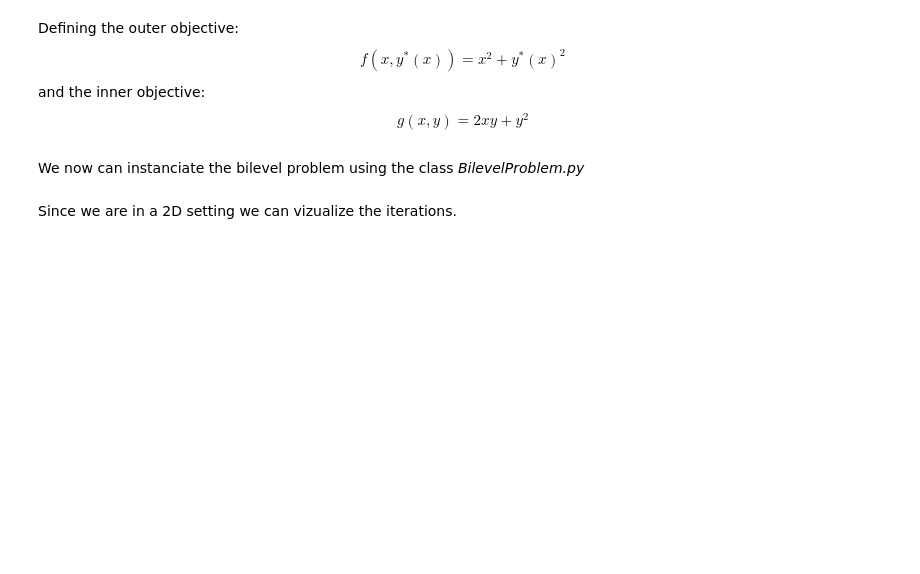
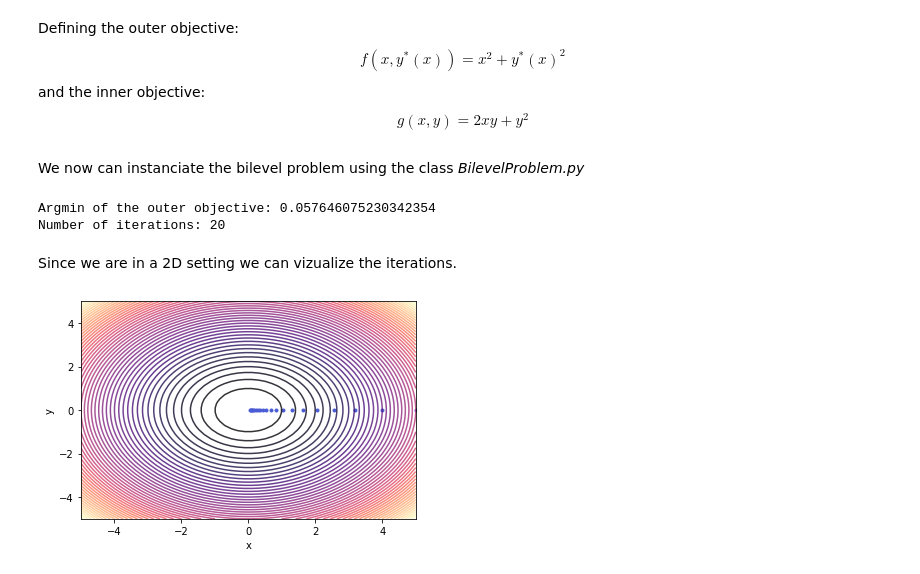
Before and after one commit to petrulii/Bilevel-Optimization-101, a Jupyter notebook: src/bilevel_optimization.ipynb, the cells around one changed output. Drawn from its saved outputs; the diff is of its cells as text; code cells hidden in the pictures; blank space fills up the shorter version.

Commit message:
first version of implicit differentiation

```diff
--- a/src/bilevel_optimization.ipynb
+++ b/src/bilevel_optimization.ipynb
@@ -16,13 +15,30 @@ fi = lambda x: 2*x[0]*x[1]+x[1]**2
+# %%
+fo = lambda x, y: x**2+y**2
+fi = lambda x, y: 2*x*y+y**2
+# Gradient wrt x of f
+og1 = lambda x, y: 2*x
+# Gradient wrt y of f
+og2 = lambda x, y: 2*y
+# Gradient wrt y of gradient wrt y of g
+ig22 = lambda x, y: 2
+# Gradient wrt x of gradient wrt y of g
+ig12 = lambda x, y: 2
 # %% [markdown]
 We now can instanciate the bilevel problem using the class *BilevelProblem.py*
 # %%
 
 bp = BilevelProblem(outer_objective=fo, inner_objective=fi)
 # Optimize using classical implicit differention.
-x_opt, iters, n_iters = bp.optimize(method="implicit_diff")
-print('Argmin of the outer objective:', x_opt)
-print('Number of iterations:', n_iters)
+x_opt, iters, n_iters = bp.optimize(method="implicit_diff", x0=5, y0=5, outer_grad1=og1, outer_grad2=og2, inner_grad22=ig22, inner_grad12=ig12, maxiter=20)
+print("Argmin of the outer objective:", x_opt)
+print("Number of iterations:", n_iters)
+# %% [output]
+Argmin of the outer objective: 0.057646075230342354
+Number of iterations: 20
 # %% [markdown]
 Since we are in a 2D setting we can vizualize the iterations.
 # %%
 # Visualize iterations.
+bp.visualize(iters)
+# %% [output]
+[figure, added]
```
Also changed, not shown: parts of 2 cells of this notebook, 1 other file.
